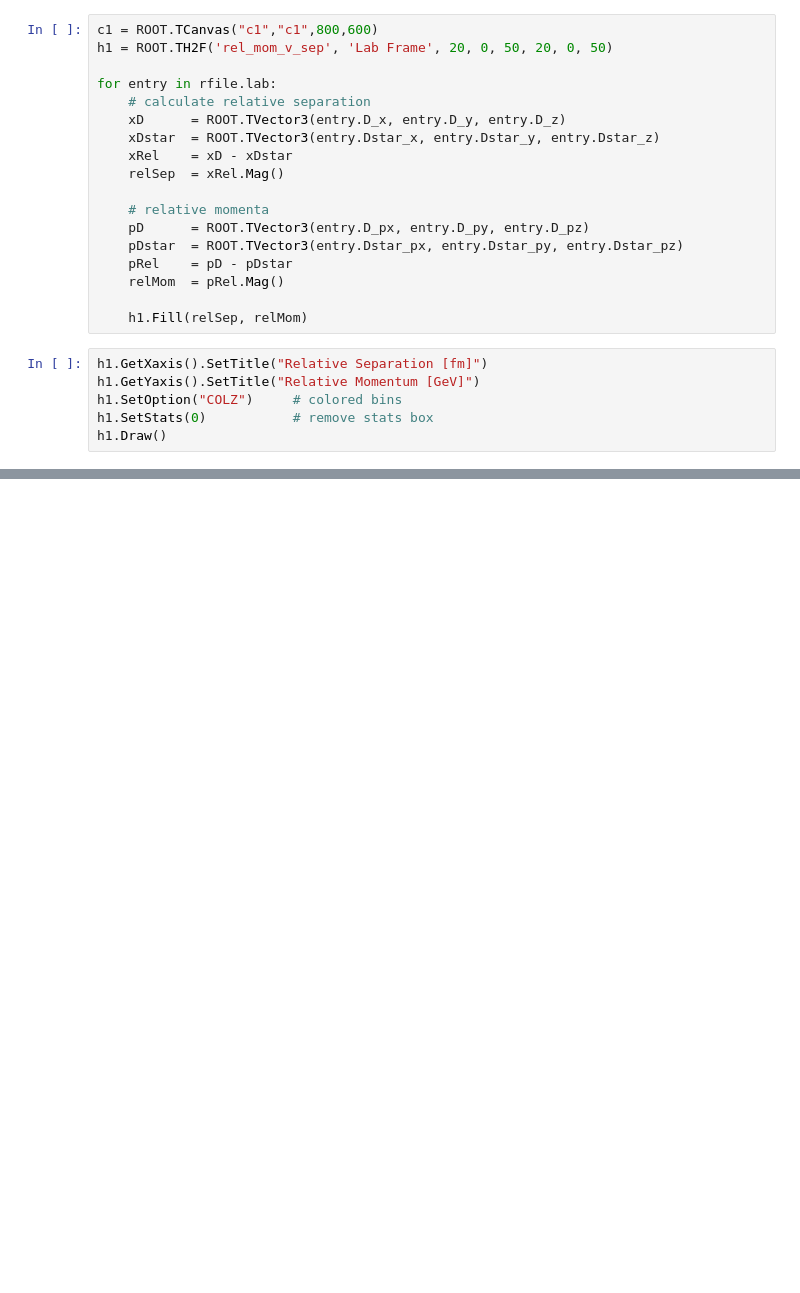
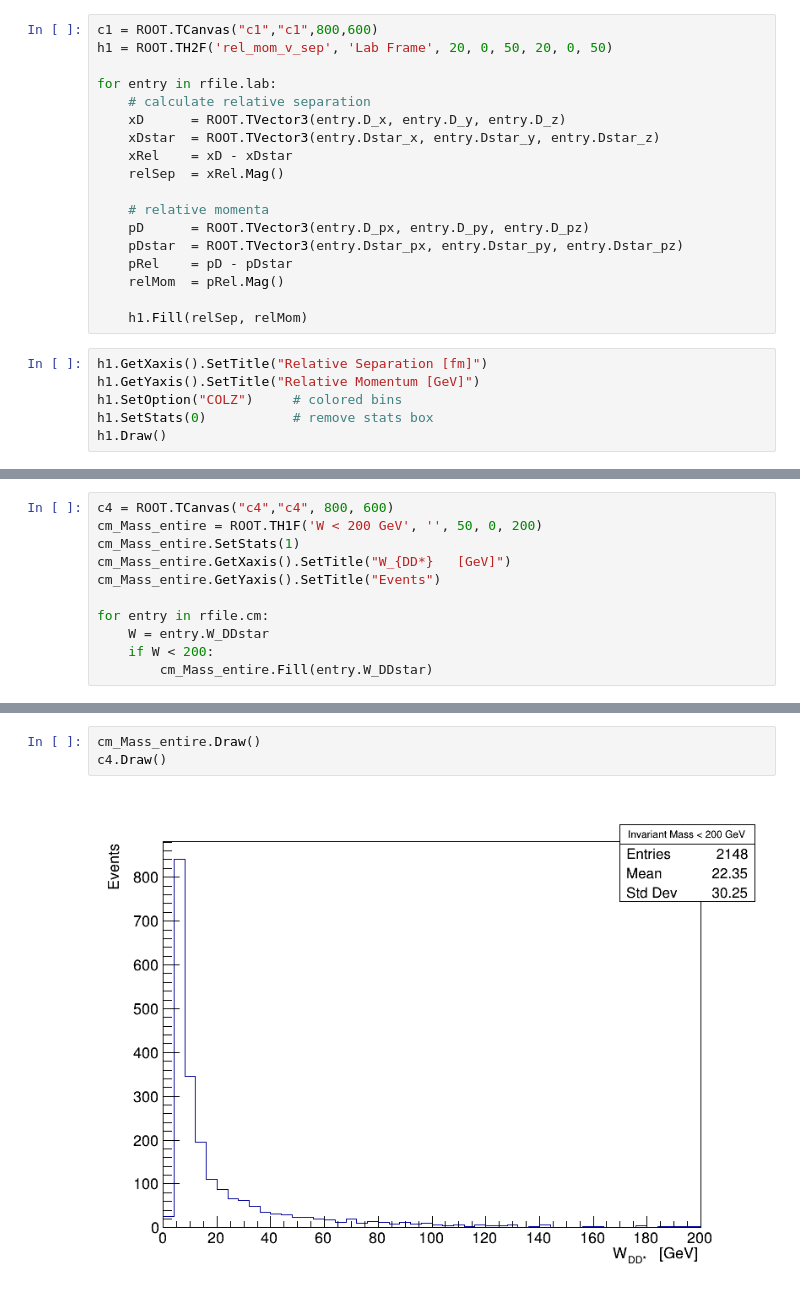
Before and after one commit to dwinney/ddstarHIC, a Jupyter notebook: jupyter/histograms.ipynb, the cells around one changed output, grey strips where cells are left out. Cells and saved outputs as stored; diff of their text form; blank space fills up the shorter version.

```diff
--- a/jupyter/histograms.ipynb
+++ b/jupyter/histograms.ipynb
@@ -137,0 +140,11 @@ c3.Draw()
+# %%
+c4 = ROOT.TCanvas("c4","c4", 800, 600)
+cm_Mass_entire = ROOT.TH1F('W < 200 GeV', '', 50, 0, 200)
+cm_Mass_entire.SetStats(1)
+cm_Mass_entire.GetXaxis().SetTitle("W_{DD*}   [GeV]")
+cm_Mass_entire.GetYaxis().SetTitle("Events")
+
+for entry in rfile.cm:
+    W = entry.W_DDstar
+    if W < 200:
+        cm_Mass_entire.Fill(entry.W_DDstar)
@@ -137,0 +153,5 @@ c3.Draw()
+# %%
+cm_Mass_entire.Draw()
+c4.Draw()
+# %% [output]
+[figure, added]
```
Also changed, not shown: parts of 11 cells of this notebook.
